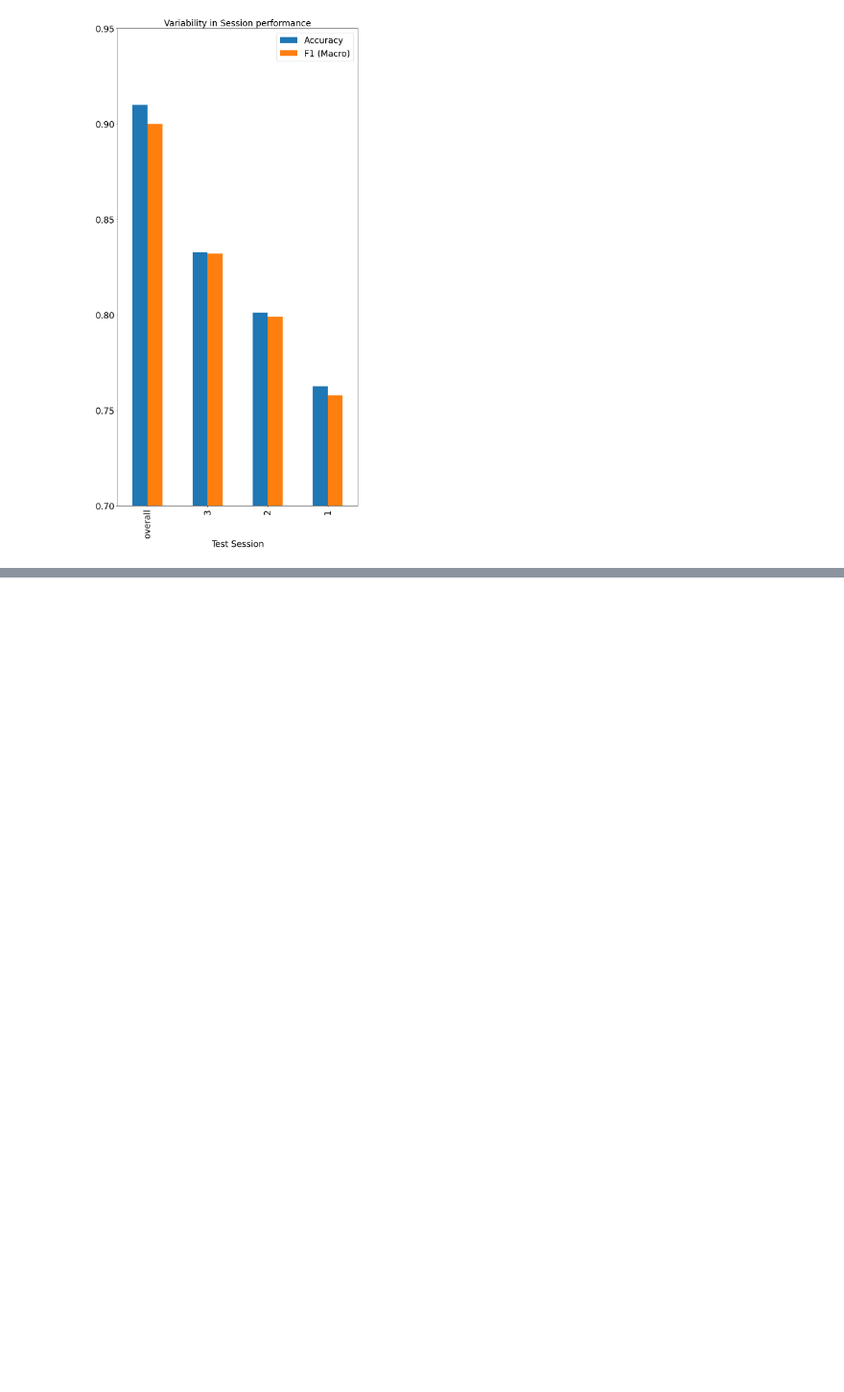
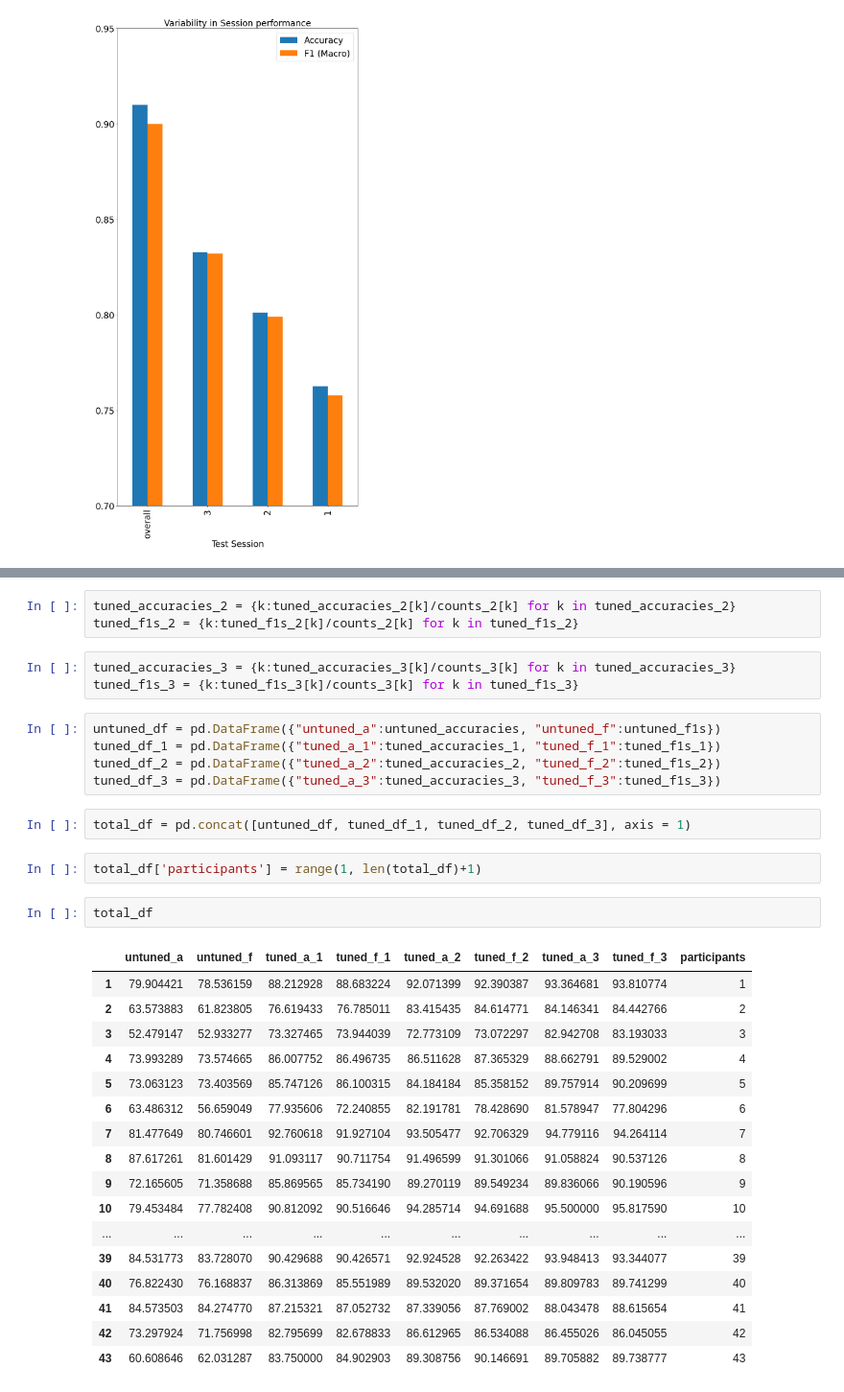
Before and after one commit to tanmaygadgil/DS5500-project, a Jupyter notebook: DL/Analysis.ipynb, the cells around one changed output, grey strips where cells are left out. Shown: that part at 96% size. Cells and saved outputs as stored; diff of their text form; blank space fills up the shorter version.

```diff
--- a/DL/Analysis.ipynb
+++ b/DL/Analysis.ipynb
@@ -219,0 +315,35 @@ Text(0.5, 1.0, 'Variability in Session performance')
+# %%
+tuned_accuracies_2 = {k:tuned_accuracies_2[k]/counts_2[k] for k in tuned_accuracies_2}
+tuned_f1s_2 = {k:tuned_f1s_2[k]/counts_2[k] for k in tuned_f1s_2}
+# %%
+tuned_accuracies_3 = {k:tuned_accuracies_3[k]/counts_3[k] for k in tuned_accuracies_3}
+tuned_f1s_3 = {k:tuned_f1s_3[k]/counts_3[k] for k in tuned_f1s_3}
+# %%
+untuned_df = pd.DataFrame({"untuned_a":untuned_accuracies, "untuned_f":untuned_f1s})
+tuned_df_1 = pd.DataFrame({"tuned_a_1":tuned_accuracies_1, "tuned_f_1":tuned_f1s_1})
+tuned_df_2 = pd.DataFrame({"tuned_a_2":tuned_accuracies_2, "tuned_f_2":tuned_f1s_2})
+tuned_df_3 = pd.DataFrame({"tuned_a_3":tuned_accuracies_3, "tuned_f_3":tuned_f1s_3})
+# %%
+total_df = pd.concat([untuned_df, tuned_df_1, tuned_df_2, tuned_df_3], axis = 1)
+# %%
+total_df['participants'] = range(1, len(total_df)+1)
+# %%
+total_df
+# %% [output]
+|  | untuned_a | untuned_f | tuned_a_1 | tuned_f_1 | tuned_a_2 | tuned_f_2 | tuned_a_3 | tuned_f_3 | participants |
+| 1 | 79.904421 | 78.536159 | 88.212928 | 88.683224 | 92.071399 | 92.390387 | 93.364681 | 93.810774 | 1 |
+| 2 | 63.573883 | 61.823805 | 76.619433 | 76.785011 | 83.415435 | 84.614771 | 84.146341 | 84.442766 | 2 |
+| 3 | 52.479147 | 52.933277 | 73.327465 | 73.944039 | 72.773109 | 73.072297 | 82.942708 | 83.193033 | 3 |
+| 4 | 73.993289 | 73.574665 | 86.007752 | 86.496735 | 86.511628 | 87.365329 | 88.662791 | 89.529002 | 4 |
+| 5 | 73.063123 | 73.403569 | 85.747126 | 86.100315 | 84.184184 | 85.358152 | 89.757914 | 90.209699 | 5 |
+| 6 | 63.486312 | 56.659049 | 77.935606 | 72.240855 | 82.191781 | 78.428690 | 81.578947 | 77.804296 | 6 |
+| 7 | 81.477649 | 80.746601 | 92.760618 | 91.927104 | 93.505477 | 92.706329 | 94.779116 | 94.264114 | 7 |
+| 8 | 87.617261 | 81.601429 | 91.093117 | 90.711754 | 91.496599 | 91.301066 | 91.058824 | 90.537126 | 8 |
+| 9 | 72.165605 | 71.358688 | 85.869565 | 85.734190 | 89.270119 | 89.549234 | 89.836066 | 90.190596 | 9 |
+| 10 | 79.453484 | 77.782408 | 90.812092 | 90.516646 | 94.285714 | 94.691688 | 95.500000 | 95.817590 | 10 |
+| ... | ... | ... | ... | ... | ... | ... | ... | ... | ... |
+| 39 | 84.531773 | 83.728070 | 90.429688 | 90.426571 | 92.924528 | 92.263422 | 93.948413 | 93.344077 | 39 |
+| 40 | 76.822430 | 76.168837 | 86.313869 | 85.551989 | 89.532020 | 89.371654 | 89.809783 | 89.741299 | 40 |
+| 41 | 84.573503 | 84.274770 | 87.215321 | 87.052732 | 87.339056 | 87.769002 | 88.043478 | 88.615654 | 41 |
+| 42 | 73.297924 | 71.756998 | 82.795699 | 82.678833 | 86.612965 | 86.534088 | 86.455026 | 86.045055 | 42 |
+| 43 | 60.608646 | 62.031287 | 83.750000 | 84.902903 | 89.308756 | 90.146691 | 89.705882 | 89.738777 | 43 |
```
Also changed, not shown: parts of 17 cells of this notebook, 4 other files.
